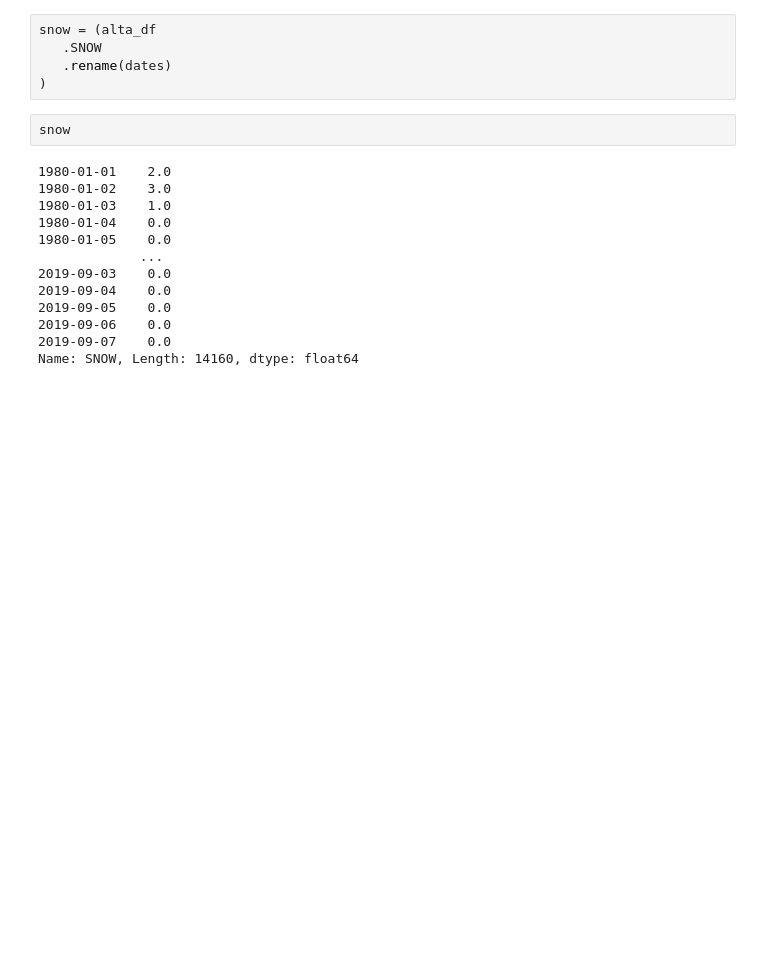
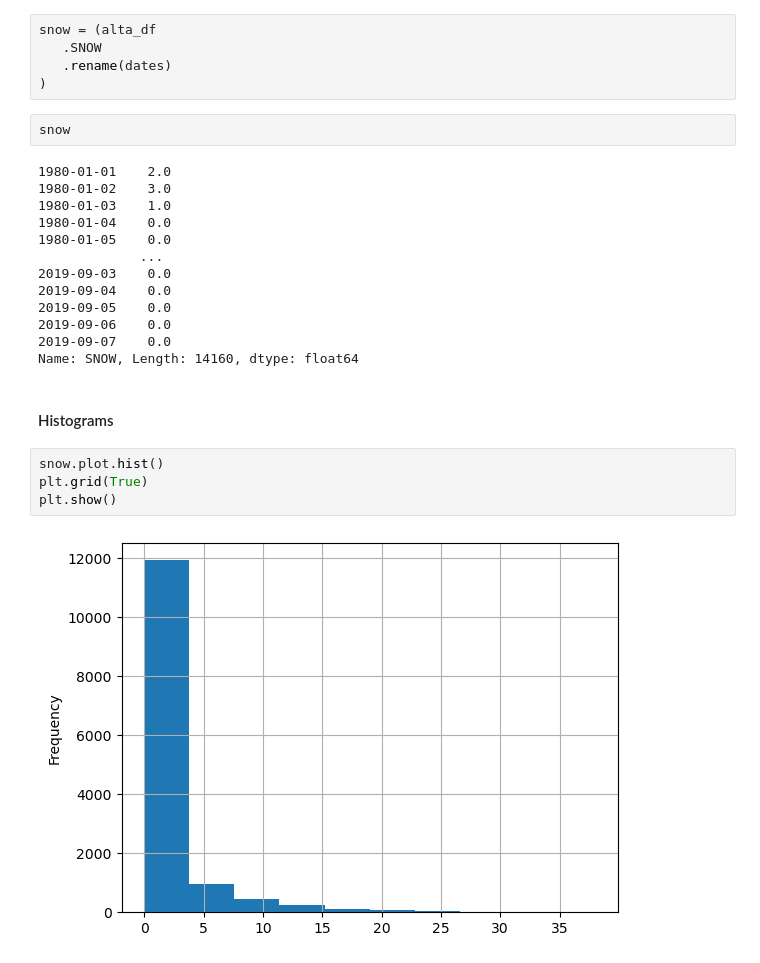
Before and after one commit to joakor89/Effective_Pandas, a Jupyter notebook: plotting_series.ipynb, the cells around one changed output. Saved outputs shown, nothing was run; the diff lists cells and outputs as text; blank space fills up the shorter version.

Commit message:
plotting and categorical manipulation

```diff
--- a/plotting_series.ipynb
+++ b/plotting_series.ipynb
@@ -35,3 +36,11 @@ snow
 2019-09-06    0.0
 2019-09-07    0.0
 Name: SNOW, Length: 14160, dtype: float64
+# %% [markdown]
+#### Histograms
+# %%
+snow.plot.hist()
+plt.grid(True)
+plt.show()
+# %% [output]
+[figure, added]
```
Also changed, not shown: parts of 26 cells of this notebook, 1 other file.
